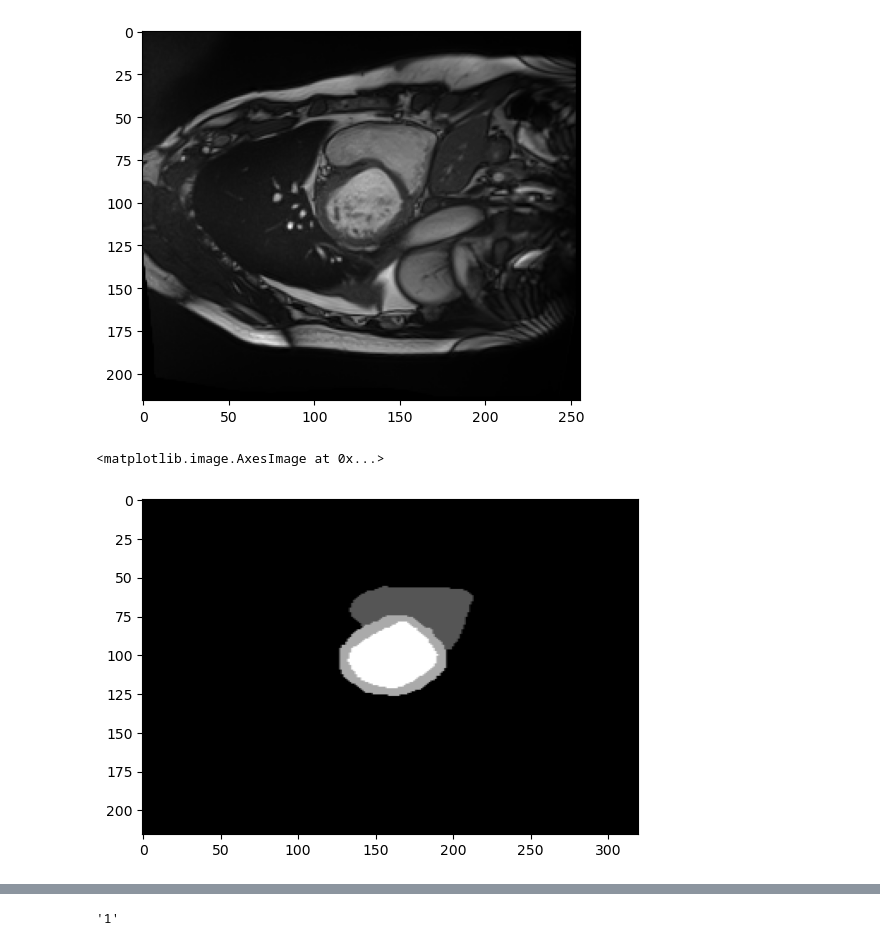
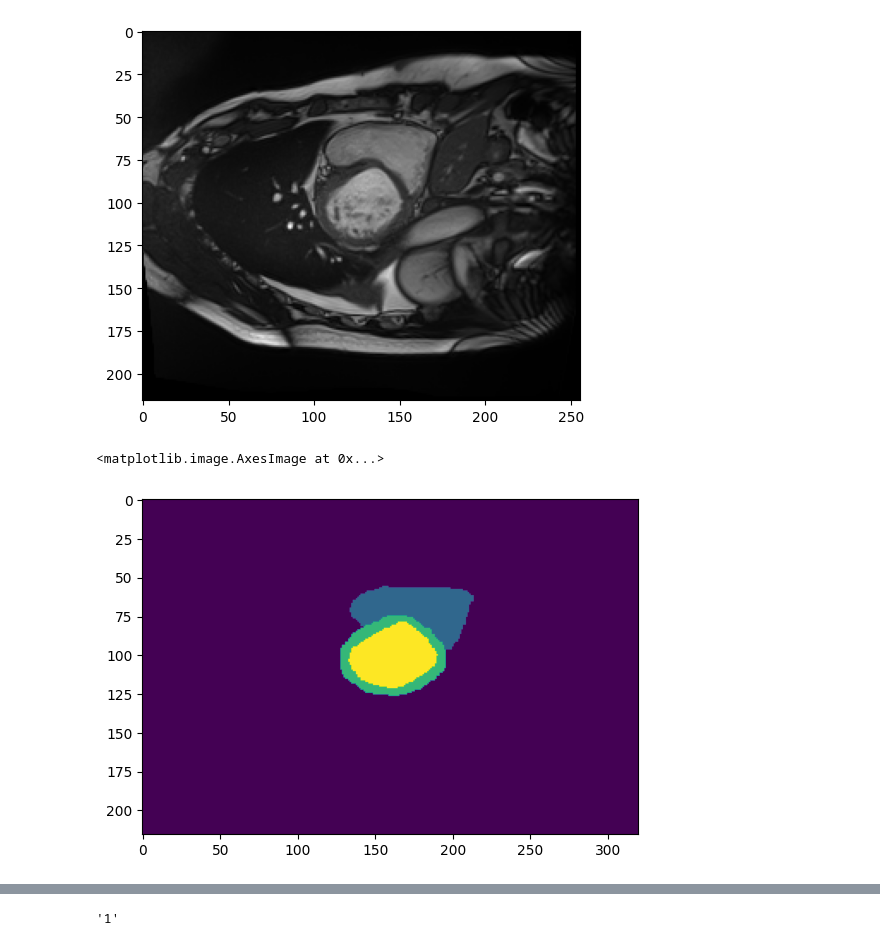
Before and after one commit to ThanhNguyen140/SAM_evaluation, a Jupyter notebook: data_preprocessing/cleaning.ipynb, the cells around one changed output, grey strips where cells are left out. Drawn from its saved outputs; the diff is of its cells as text; code cells hidden in the pictures.

```diff
--- a/data_preprocessing/cleaning.ipynb
+++ b/data_preprocessing/cleaning.ipynb
@@ -194,12 +207,12 @@ plt.imshow(patient_001.get_fdata()[:,:,1],cmap ="gray")
 [figure]
 # %%
 patient_001_gt = nib.load("patient001_frame01_gt.nii.gz")
-after_gt = preprocess_image(patient_001_gt,spacing_target=(10, 1.25, 1.25),keep_z_spacing=False)
+after_gt = preprocess_image(patient_001_gt,is_seg = True, spacing_target=(10, 1.25, 1.25),keep_z_spacing=True)
 # %%
-plt.imshow(after_gt[:,:,1],cmap ="gray")
+plt.imshow(after_gt[:,:,1])
 # %% [output]
 <matplotlib.image.AxesImage at 0x...>
-[figure, old version]
+[figure, new version]
 # %%
 patient_info = generate_patient_info("/Users/Thanh/master/Visualization_lab/SAM/database/training",1,5)
 # %% [output]
```
Also changed, not shown: parts of 15 cells of this notebook, 1 other file.
